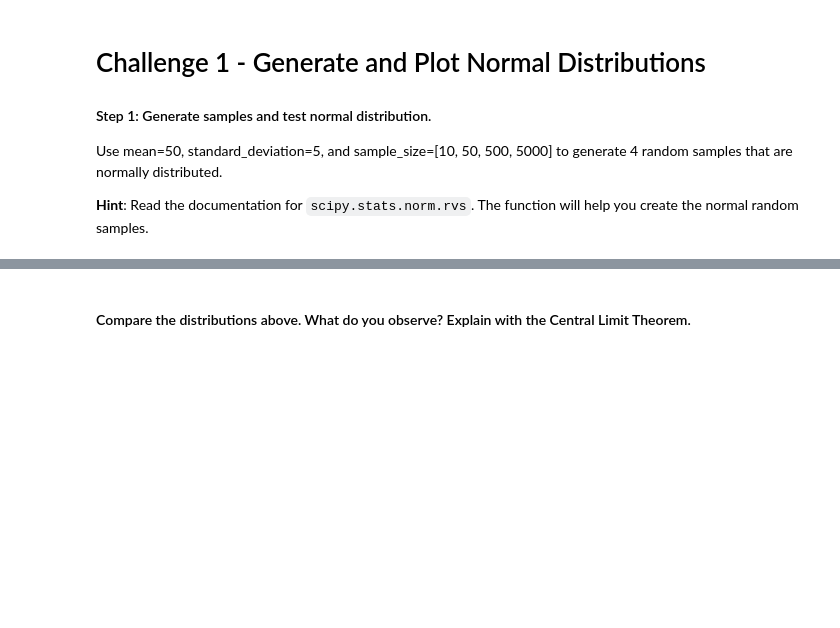
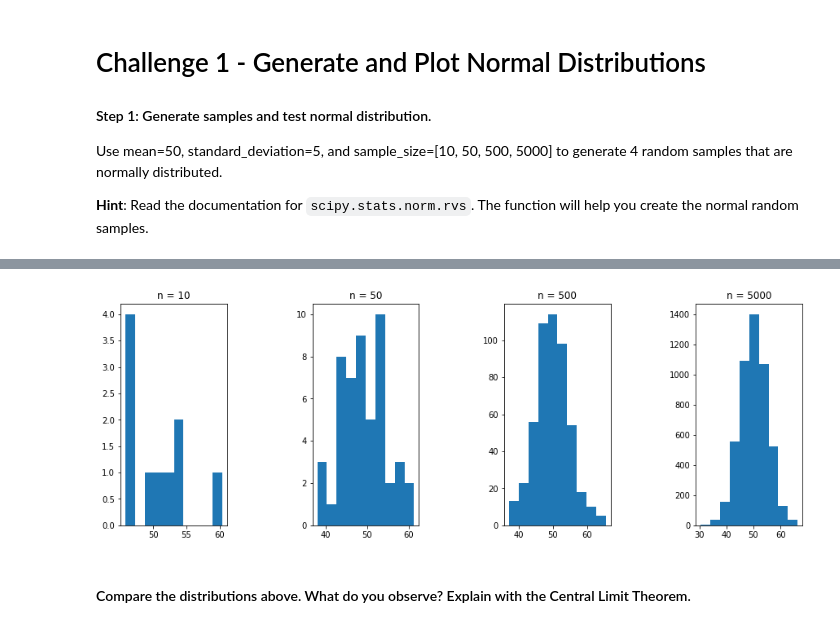
Before and after one commit to ta-data-bcn/lab-probability-dist, a Jupyter notebook: your-code/main.ipynb, the cells around one changed output, grey strips where cells are left out. Drawn from its saved outputs; the diff is of its cells as text; code cells hidden in the pictures; blank space fills up the shorter version.

```diff
--- a/your-code/main.ipynb
+++ b/your-code/main.ipynb
@@ -18,3 +20,8 @@ Use mean=50, standard_deviation=5, and sample_size=[10, 50, 500, 5000] to genera
+# %%
+n10 = stats.norm.rvs(loc = 50, scale = 5, size = 10)
+n50 = stats.norm.rvs(loc = 50, scale = 5, size = 50)
+n500 = stats.norm.rvs(loc = 50, scale = 5, size = 500)
+n5000 = stats.norm.rvs(loc = 50, scale = 5, size = 5000)
 # %% [markdown]
 #### Step 2: Plot normal distributions.
 
@@ -23,5 +30,23 @@ To check the shape of the samples you have just created, you can use matplotlib.
 If you did, your outputs would be really similar to the ones below:
 
 ![normal distributions with different sample sizes](../images/ch-1.png)
+# %%
+fig, [ax1, ax2,ax3,ax4] = plt.subplots(nrows=1, ncols=4, figsize=(15,5))
+
+ax1.hist(n10)
+ax1.set_title("n = 10")
+
+ax2.hist(n50)
+ax2.set_title("n = 50")
+
+ax3.hist(n500)
+ax3.set_title("n = 500")
+
+ax4.hist(n5000)
+ax4.set_title("n = 5000")
+
+plt.subplots_adjust(wspace=0.8)
+# %% [output]
+[figure, added]
 # %% [markdown]
 #### Compare the distributions above. What do you observe? Explain with the Central Limit Theorem.
```
Also changed, not shown: parts of 43 cells of this notebook.
